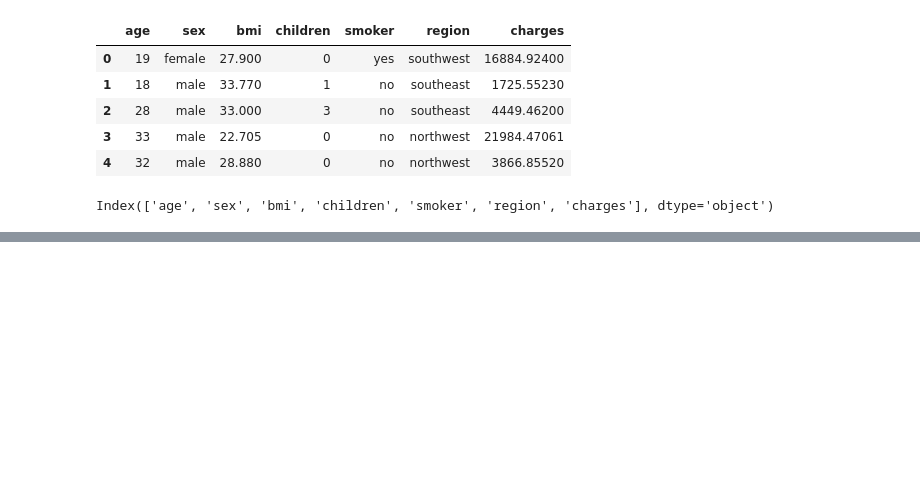
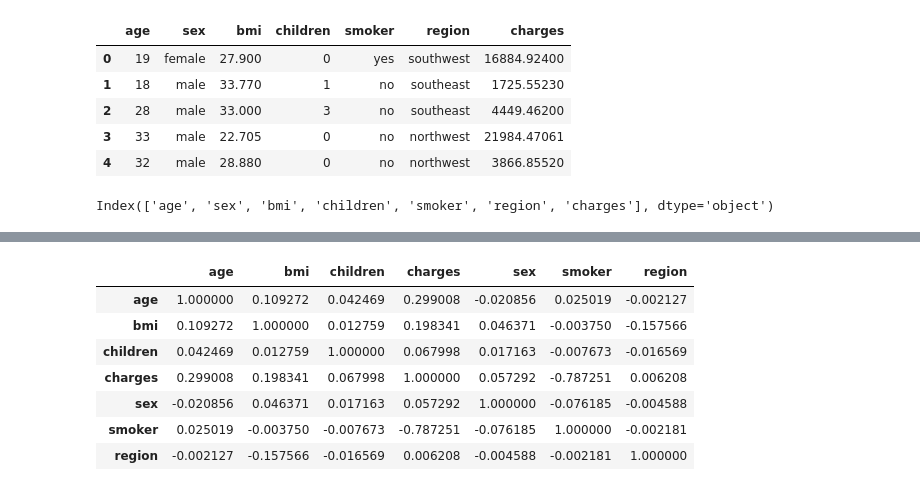
Before and after one commit to MahmodulHasan-933/Data_Science, a Jupyter notebook: Assignment3(Encoding).ipynb, the cells around one changed output, grey strips where cells are left out. Drawn from its saved outputs; the diff is of its cells as text; code cells hidden in the pictures; blank space fills up the shorter version.

```diff
--- a/Assignment3(Encoding).ipynb
+++ b/Assignment3(Encoding).ipynb
@@ -645,6 +633,6 @@ for ord in cols:
         ord_encoer = OrdinalEncoder(categories=[df15[ord].unique()])
         enc_values = ord_encoer.fit_transform(df15[[ord]])
         enc_values = pd.DataFrame(enc_values,columns=[ord])
-        df15 = pd.concat([df9.drop(ord,axis=1),enc_values],axis=1)
-df9.head()
+        df15 = pd.concat([df15.drop(ord,axis=1),enc_values],axis=1)
+df15.head()
 # %% [output]
@@ -651,0 +645,11 @@ IndentationError: unindent does not match any outer indentation level (<tokenize
+# %%
+df15.corr()
+# %% [output]
+|  | age | bmi | children | charges | sex | smoker | region |
+| age | 1.000000 | 0.109272 | 0.042469 | 0.299008 | -0.020856 | 0.025019 | -0.002127 |
+| bmi | 0.109272 | 1.000000 | 0.012759 | 0.198341 | 0.046371 | -0.003750 | -0.157566 |
+| children | 0.042469 | 0.012759 | 1.000000 | 0.067998 | 0.017163 | -0.007673 | -0.016569 |
+| charges | 0.299008 | 0.198341 | 0.067998 | 1.000000 | 0.057292 | -0.787251 | 0.006208 |
+| sex | -0.020856 | 0.046371 | 0.017163 | 0.057292 | 1.000000 | -0.076185 | -0.004588 |
+| smoker | 0.025019 | -0.003750 | -0.007673 | -0.787251 | -0.076185 | 1.000000 | -0.002181 |
+| region | -0.002127 | -0.157566 | -0.016569 | 0.006208 | -0.004588 | -0.002181 | 1.000000 |
```
Also changed, not shown: parts of 3 cells of this notebook.
